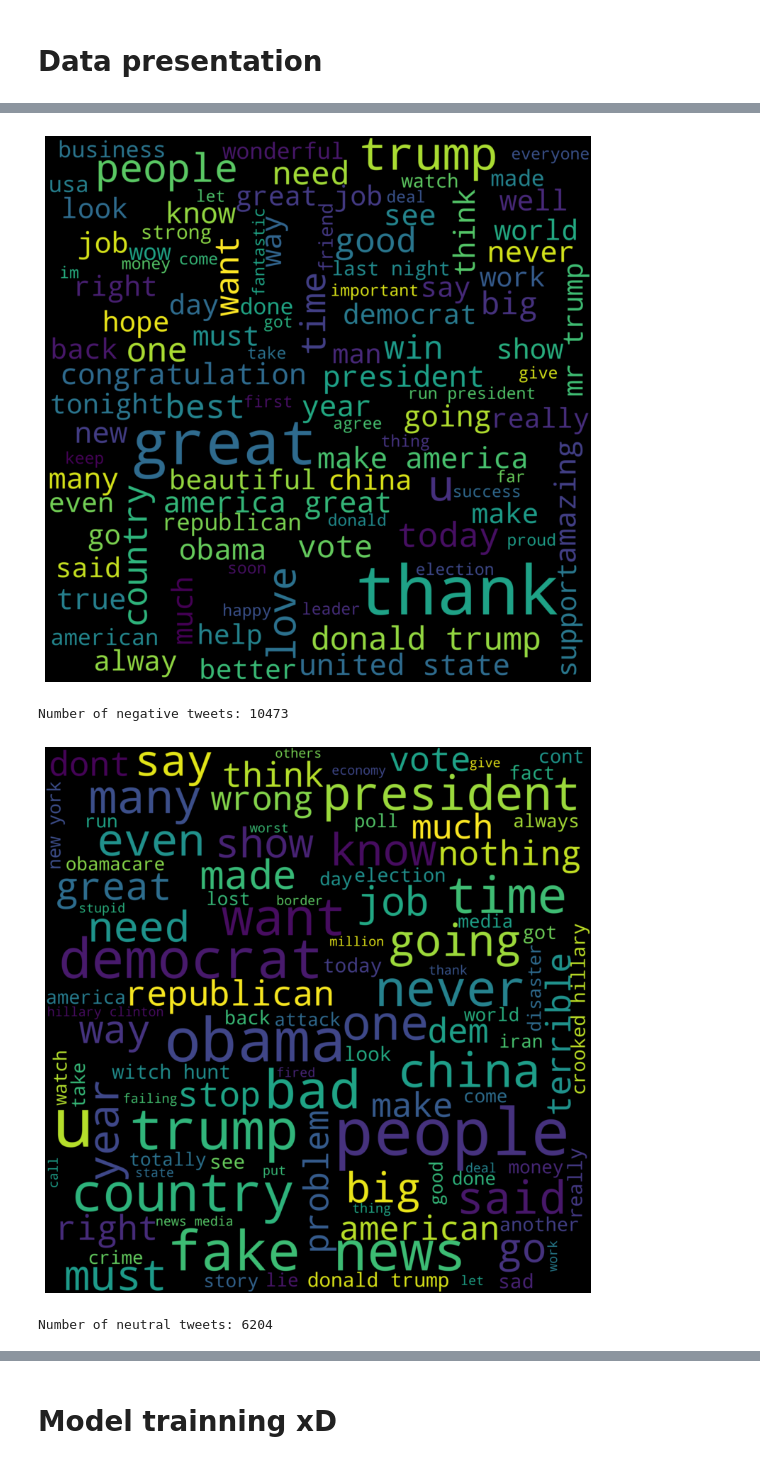
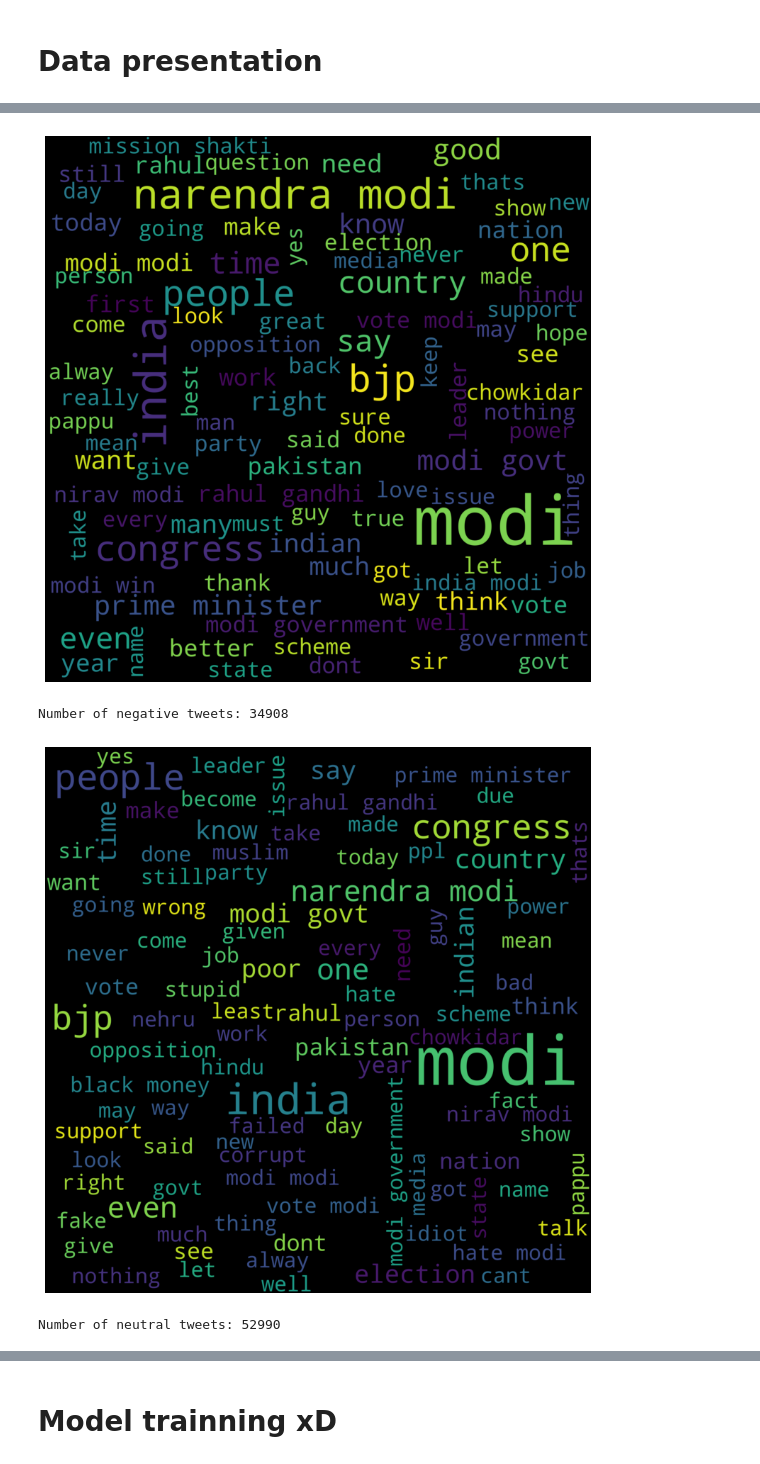
Before and after one commit to BKonopka123/MIO_project_nlp_shap, a Jupyter notebook: MIO_Projekt.ipynb, the cells around one changed output, grey strips where cells are left out. Saved outputs shown, nothing was run; the diff lists cells and outputs as text; code cells hidden in the pictures.

```diff
--- a/MIO_Projekt.ipynb
+++ b/MIO_Projekt.ipynb
@@ -247,19 +229,19 @@ data.sample(5)
 # %%
-# # Prezentacja najczęściej występujących słów w kategoriach sentymentu
-# for sentiment in ['positive', 'negative', 'neutral']:
-#     sentiment_data = dataSentiment[dataSentiment['sentiment'] == sentiment]
-#     print(f"Number of {sentiment} tweets: {sentiment_data.shape[0]}")
-#     word_cloud_text = ' '.join(sentiment_data['content'] )
-#     wordcloud = WordCloud(
-#         max_font_size=100,
-#         max_words=100,
-#         background_color="black",
-#         scale=10,
-#         width=800,
-#         height=800
-#     ).generate(word_cloud_text)
-#     plt.figure(figsize=(10,10))
-#     plt.imshow(wordcloud, interpolation="bilinear")
-#     plt.axis("off")
-#     plt.show()
+# Prezentacja najczęściej występujących słów w kategoriach sentymentu
+for sentiment in ['positive', 'negative', 'neutral']:
+    sentiment_data = data[data['sentiment'] == sentiment]
+    print(f"Number of {sentiment} tweets: {sentiment_data.shape[0]}")
+    word_cloud_text = ' '.join(sentiment_data['text'] )
+    wordcloud = WordCloud(
+        max_font_size=100,
+        max_words=100,
+        background_color="black",
+        scale=10,
+        width=800,
+        height=800
+    ).generate(word_cloud_text)
+    plt.figure(figsize=(10,10))
+    plt.imshow(wordcloud, interpolation="bilinear")
+    plt.axis("off")
+    plt.show()
 # %% [output]
@@ -267,4 +249,4 @@ Number of positive tweets: 23629
-[figure, old version]
+[figure, new version]
-Number of negative tweets: 10473
+Number of negative tweets: 34908
-[figure, old version]
+[figure, new version]
-Number of neutral tweets: 6204
+Number of neutral tweets: 52990
```
Also changed, not shown: parts of 16 cells of this notebook, 2 other files.
